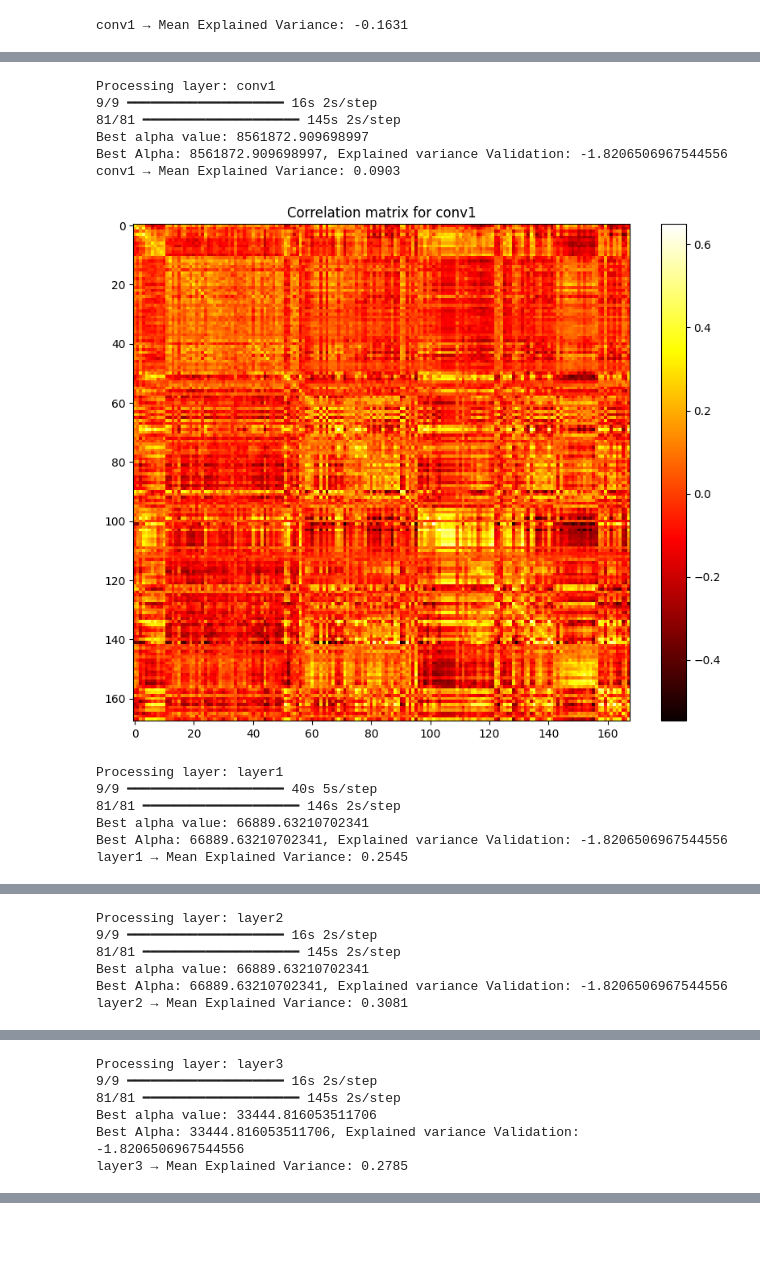
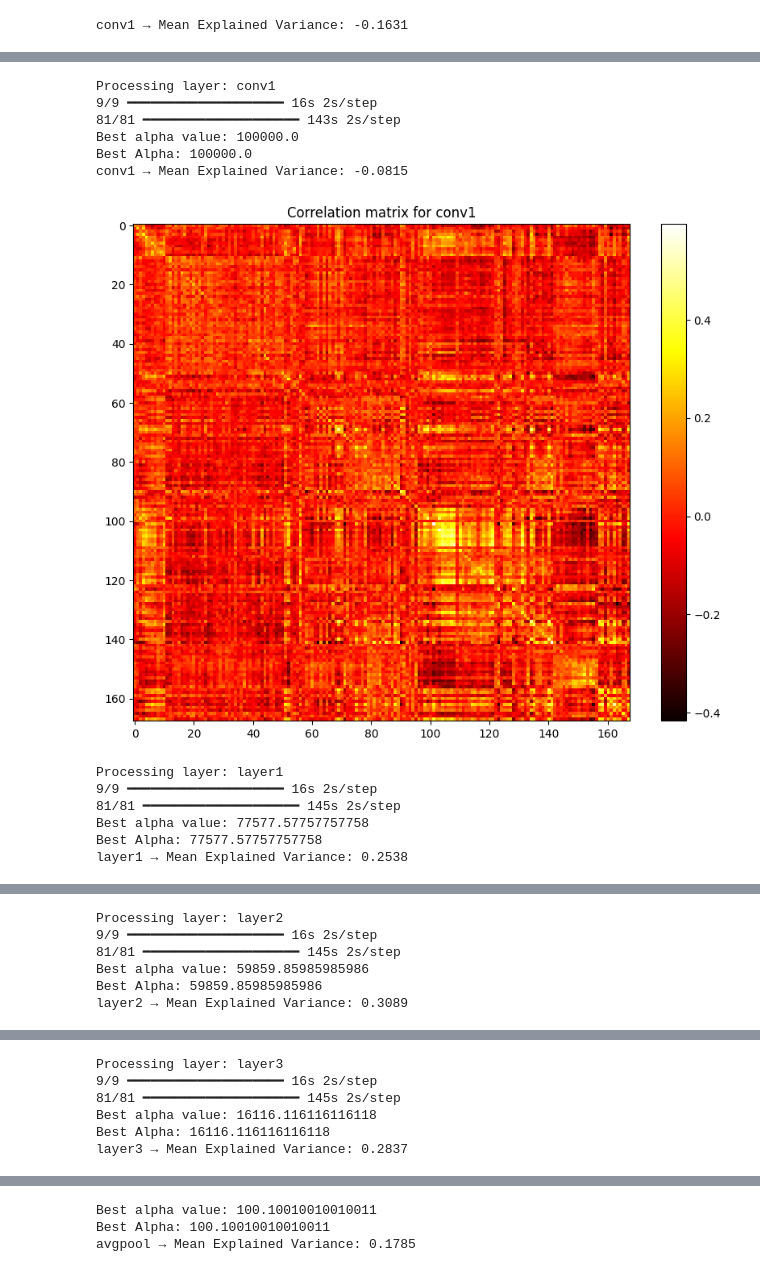
Before and after one commit to GuilhermeCosta-Ferreira/BLCI_G21, a Jupyter notebook: week6.ipynb, the cells around one changed output, grey strips where cells are left out. Saved outputs shown, nothing was run; the diff lists cells and outputs as text; code cells hidden in the pictures; blank space fills up the shorter version.

```diff
--- a/week6.ipynb
+++ b/week6.ipynb
@@ -610,7 +612,7 @@ plt.show()
 # loop over the rest of the layers
 layer_pca_models = {}
 
-alphas = np.linspace(0, 1e5, 500)
+alphas = np.linspace(0, 1e5, 1000)
 param_grid = {'alpha': alphas}
 
 for layer_name in layer_map.keys():
@@ -628,7 +630,7 @@ for layer_name in layer_map.keys():
     pca = joblib.load(f'pca_{layer_name}.pkl')
     test_pca = pca.transform(flat_test)
     train_pca = pca.transform(flat_train)
-
+    ridge = Ridge()
     # Use explained variance as the scoring metric
     grid_search = GridSearchCV(ridge, param_grid, cv=5, scoring='explained_variance')
     grid_search.fit(train_pca, spikes_train)
@@ -641,49 +643,50 @@ for layer_name in layer_map.keys():
 
     ridge.fit(train_pca, spikes_train)
 
-    print('Best Alpha: {}, Explained variance Validation: {}'.format(best_alpha, explained_variance_score_current))
+
+    print('Best Alpha: {}'.format(best_alpha))
     # 5. Predict on test data using best alpha
     preds = ridge.predict(test_pca)
 
     ev = explained_variance_score(spikes_val, preds, multioutput='raw_values')
     mean_ev = ev.mean()
 
     print(f"{layer_name} → Mean Explained Variance: {mean_ev:.4f}")
 
     # store the explained variance for each layer in a dictionary
     layer_pca_models[layer_name] = {
         'model': ridge,
         'explained_variance': mean_ev
     }
 
     # chceck the correlation metrics also of the predictions
     correlation_matrix = np.corrcoef(spikes_val.T, preds.T)[:spikes_val.shape[1], spikes_val.shape[1]:]
 
     # plot the correlation matrix
     plt.figure(figsize=(10, 8))
     plt.imshow(correlation_matrix, cmap='hot', interpolation='nearest')
     # show the correlation matrix numberline for the colors
     plt.colorbar()
     plt.title(f'Correlation matrix for {layer_name}')
     plt.show()
 # %% [output]
 Processing layer: conv1
 9/9 ━━━━━━━━━━━━━━━━━━━━ 16s 2s/step
-81/81 ━━━━━━━━━━━━━━━━━━━━ 145s 2s/step
-Best alpha value: 8561872.909698997
-Best Alpha: 8561872.909698997, Explained variance Validation: -1.8206506967544556
-conv1 → Mean Explained Variance: 0.0903
+81/81 ━━━━━━━━━━━━━━━━━━━━ 143s 2s/step
+Best alpha value: 100000.0
+Best Alpha: 100000.0
+conv1 → Mean Explained Variance: -0.0815
-[figure, old version]
+[figure, new version]
 Processing layer: layer1
-9/9 ━━━━━━━━━━━━━━━━━━━━ 40s 5s/step
-81/81 ━━━━━━━━━━━━━━━━━━━━ 146s 2s/step
-Best alpha value: 66889.63210702341
-Best Alpha: 66889.63210702341, Explained variance Validation: -1.8206506967544556
-layer1 → Mean Explained Variance: 0.2545
+9/9 ━━━━━━━━━━━━━━━━━━━━ 16s 2s/step
+81/81 ━━━━━━━━━━━━━━━━━━━━ 145s 2s/step
+Best alpha value: 77577.57757757758
+Best Alpha: 77577.57757757758
+layer1 → Mean Explained Variance: 0.2538
 [figure]
 Processing layer: layer2
 9/9 ━━━━━━━━━━━━━━━━━━━━ 16s 2s/step
 81/81 ━━━━━━━━━━━━━━━━━━━━ 145s 2s/step
-Best alpha value: 66889.63210702341
-Best Alpha: 66889.63210702341, Explained variance Validation: -1.8206506967544556
-layer2 → Mean Explained Variance: 0.3081
+Best alpha value: 59859.85985985986
+Best Alpha: 59859.85985985986
+layer2 → Mean Explained Variance: 0.3089
@@ -691,9 +694,9 @@ layer2 → Mean Explained Variance: 0.3081
 Processing layer: layer3
 9/9 ━━━━━━━━━━━━━━━━━━━━ 16s 2s/step
 81/81 ━━━━━━━━━━━━━━━━━━━━ 145s 2s/step
-Best alpha value: 33444.816053511706
-Best Alpha: 33444.816053511706, Explained variance Validation: -1.8206506967544556
-layer3 → Mean Explained Variance: 0.2785
+Best alpha value: 16116.116116116118
+Best Alpha: 16116.116116116118
+layer3 → Mean Explained Variance: 0.2837
 [figure]
 Processing layer: layer4
 9/9 ━━━━━━━━━━━━━━━━━━━━ 16s 2s/step
@@ -710,0 +711,3 @@ avgpool → Mean Explained Variance: 0.0569
+Best alpha value: 100.10010010010011
+Best Alpha: 100.10010010010011
+avgpool → Mean Explained Variance: 0.1785
```
Also changed, not shown: parts of 11 cells of this notebook.
